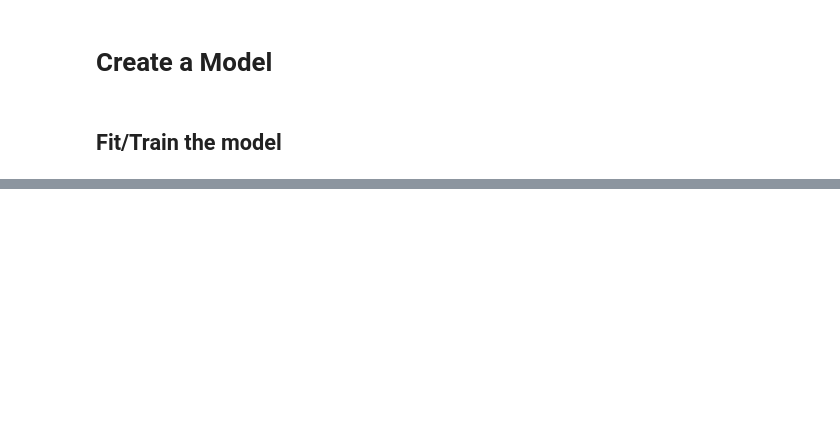
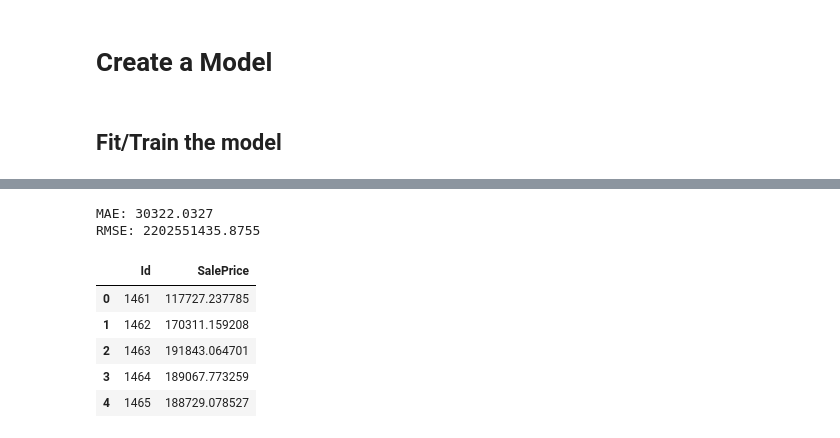
Before and after one commit to melling/ml-regression, a Jupyter notebook: house-prices-lasso-and-ridge.ipynb, the cells around one changed output, grey strips where cells are left out. Drawn from its saved outputs; the diff is of its cells as text; code cells hidden in the pictures; blank space fills up the shorter version.

```diff
--- a/house-prices-lasso-and-ridge.ipynb
+++ b/house-prices-lasso-and-ridge.ipynb
@@ -232,0 +229,13 @@ sample_submission
+# %%
+valid_preds, test_preds = run_regression_model(Ridge(alpha=0.5, max_iter=10_000, tol= 0.000001))
+show_scores(y_valid, valid_preds)
+create_submission("ridge", TARGET, test_preds)
+# %% [output]
+MAE: 30322.0327
+RMSE: 2202551435.8755
+|  | Id | SalePrice |
+| 0 | 1461 | 117727.237785 |
+| 1 | 1462 | 170311.159208 |
+| 2 | 1463 | 191843.064701 |
+| 3 | 1464 | 189067.773259 |
+| 4 | 1465 | 188729.078527 |
```
Also changed, not shown: parts of 26 cells of this notebook.
